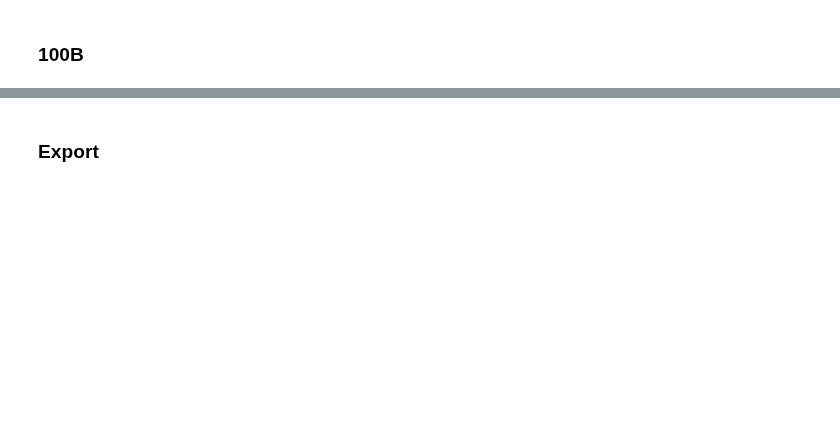
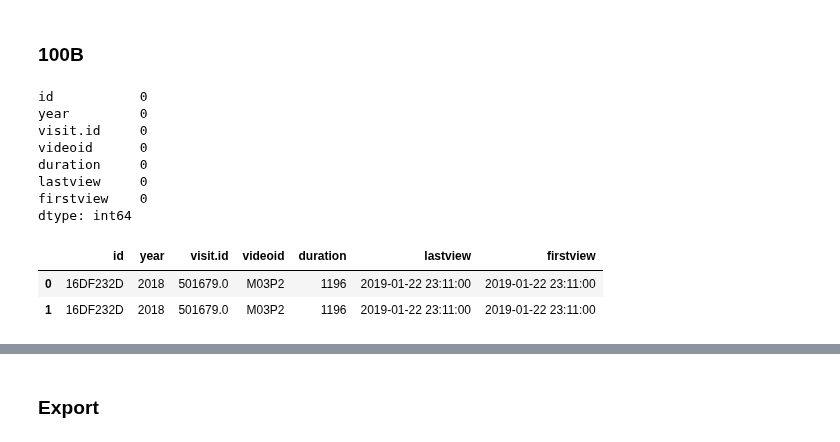
Before and after one commit to zagoodman/microeconomics_videos, a Jupyter notebook: jupyter/assemble_data.ipynb, the cells around one changed output, grey strips where cells are left out. Cells and saved outputs as stored; diff of their text form; code cells hidden in the pictures; blank space fills up the shorter version.

```diff
--- a/jupyter/assemble_data.ipynb
+++ b/jupyter/assemble_data.ipynb
@@ -489,29 +743,42 @@ df.videos_incent_counts_u.value_counts().sort_index()
 # %%
 # import 100B video history
 dfv = pd.read_csv('../data/raw/DeID_video-level_data_100b.csv')
 dfv = dfv.loc[dfv.videoid.notnull()]
 
 # keep only necessary vars
 dfv = dfv[['DeID', 'year', 'visit.id', 'first.view', 'last.view', 'videoid']]
 
 # merge duration
 lengths = pd.read_excel('../data/raw/video_lengths.xlsx')
+lengths.columns = [x.lower() for x in lengths.columns]
 lengths = lengths[['videoid', 'minutes', 'seconds']]
 lengths['duration'] = lengths.minutes * 60 + lengths.seconds
 dfv = dfv.merge(lengths[['videoid', 'duration']], on='videoid', how='left')
 
 # date columns
 dfv['lastview'] = pd.to_datetime(dfv['last.view'])
 dfv['firstview'] = pd.to_datetime(dfv['first.view'])
 
 # unnecessary cols
-dfv.drop(['first.view', 'last.view'], 1, inplace=True)
+dfv.drop(['first.view', 'last.view'], axis=1, inplace=True)
 
 # rename id col
 dfv.rename(columns={'DeID': 'id'}, inplace=True)
 
 print(dfv.isnull().sum())
 dfv.head(2)
+# %% [output]
+id           0
+year         0
+visit.id     0
+videoid      0
+duration     0
+lastview     0
+firstview    0
+dtype: int64
+|  | id | year | visit.id | videoid | duration | lastview | firstview |
+| 0 | 16DF232D | 2018 | 501679.0 | M03P2 | 1196 | 2019-01-22 23:11:00 | 2019-01-22 23:11:00 |
+| 1 | 16DF232D | 2018 | 501679.0 | M03P2 | 1196 | 2019-01-22 23:11:00 | 2019-01-22 23:11:00 |
 # %%
 # duration per video (seconds)
 
```
Also changed, not shown: parts of 21 cells of this notebook, 16 other files.
